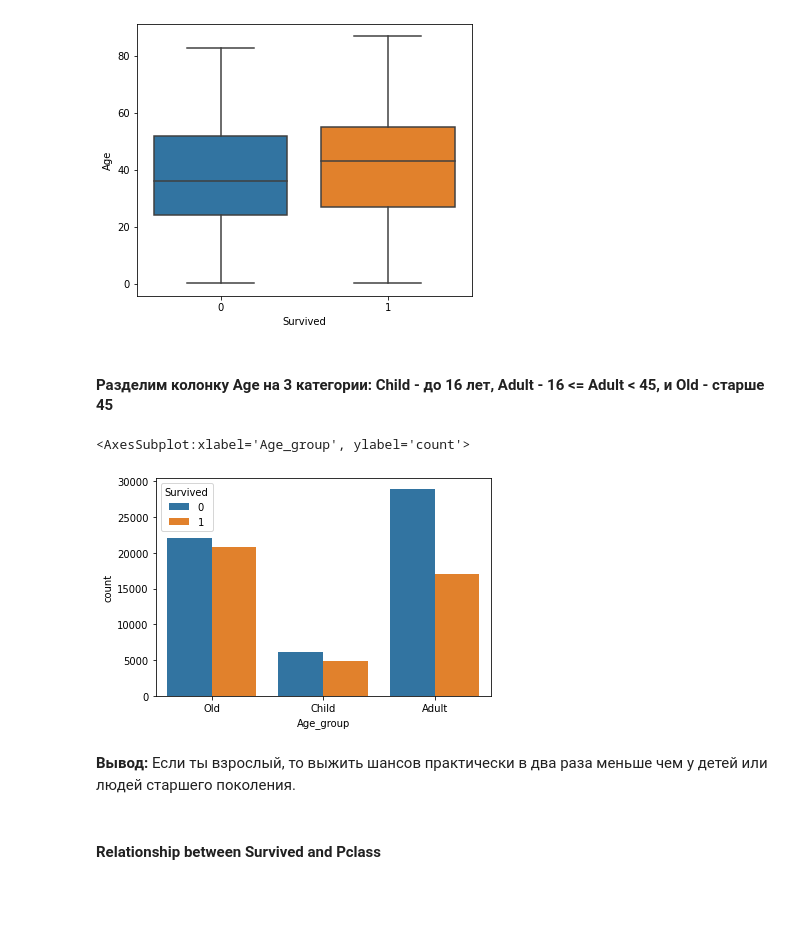
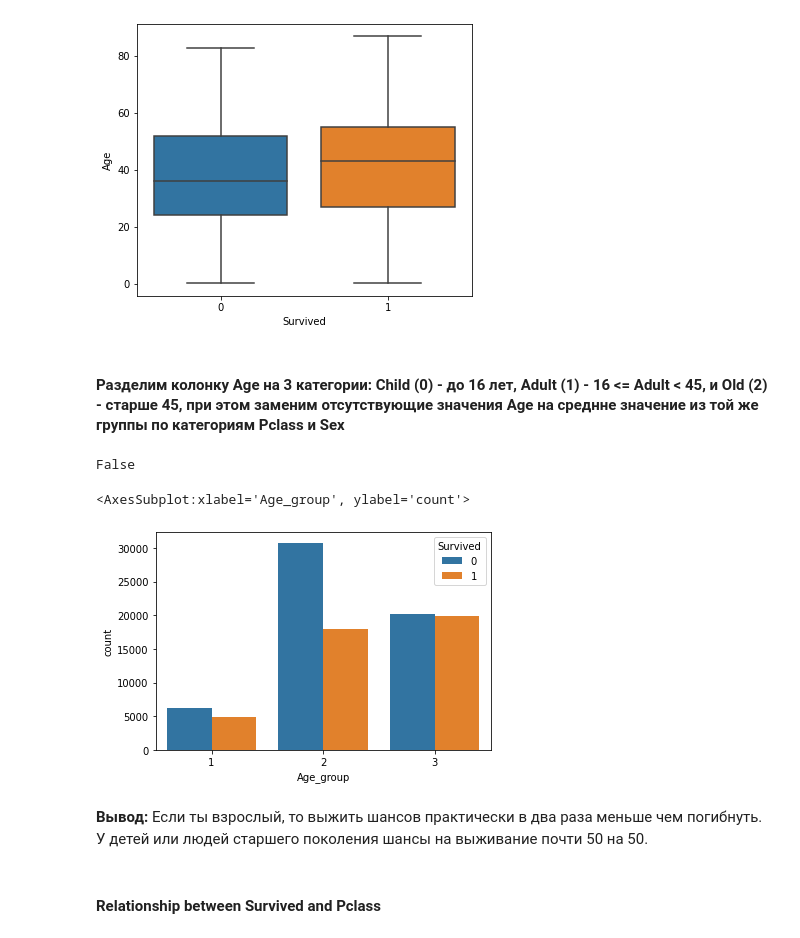
Before and after one commit to Sekai-no-uragawa/2_Descriptive-Statistics-and-Data-Exploration, a Jupyter notebook: eda.ipynb, the cells around one changed output. Saved outputs shown, nothing was run; the diff lists cells and outputs as text; code cells hidden in the pictures; blank space fills up the shorter version.

```diff
--- a/eda.ipynb
+++ b/eda.ipynb
@@ -228,22 +260,31 @@ sns.boxplot(data=df, x='Survived', y='Age')
 <AxesSubplot:xlabel='Survived', ylabel='Age'>
 [figure]
 # %% [markdown]
-#### Разделим колонку Age на 3 категории: Child - до 16 лет, Adult - 16 <= Adult < 45, и Old - старше 45
+#### Разделим колонку Age на 3 категории: Child (0) - до 16 лет, Adult (1) - 16 <= Adult < 45, и Old (2) - старше 45, при этом заменим отсутствующие значения Age на среднне значение из той же группы по категориям Pclass и Sex
+# %%
+for sex in range(2):
+    for pclass in range (1,4):
+        df.loc[(df['Pclass'] == pclass) & (df.Sex == sex) & (df.Age.isnull()), 'Age'] = \
+        df[(df['Pclass'] == pclass) & (df["Sex"] == sex)].Age.mean().round()
+# %%
+df.Age.isna().any()
+# %% [output]
+False
 # %%
 df['Age_group'] = df['Age']
 # %%
 def age_group(x):
     if x < 16:
-        return 'Child'
+        return 1
     elif x < 45:
-        return 'Adult'
-    else: return 'Old'
-df.Age_group.apply(lambda x: age_group(x))
-sns.countplot(hue='Survived', x=df.Age_group.apply(lambda x: age_group(x)), data=df)
+        return 2
+    else: return 3
+df['Age_group'] = df.Age_group.apply(lambda x: age_group(x))
+sns.countplot(hue='Survived', x=df['Age_group'], data=df)
 # %% [output]
 <AxesSubplot:xlabel='Age_group', ylabel='count'>
-[figure, old version]
+[figure, new version]
 # %% [markdown]
-**Вывод:** Если ты взрослый, то выжить шансов практически в два раза меньше чем у детей или людей старшего поколения.
+**Вывод:** Если ты взрослый, то выжить шансов практически в два раза меньше чем погибнуть. У детей или людей старшего поколения шансы на выживание почти 50 на 50.
 # %% [markdown]
 #### Relationship between Survived and Pclass
```
Also changed, not shown: parts of 49 cells of this notebook.
